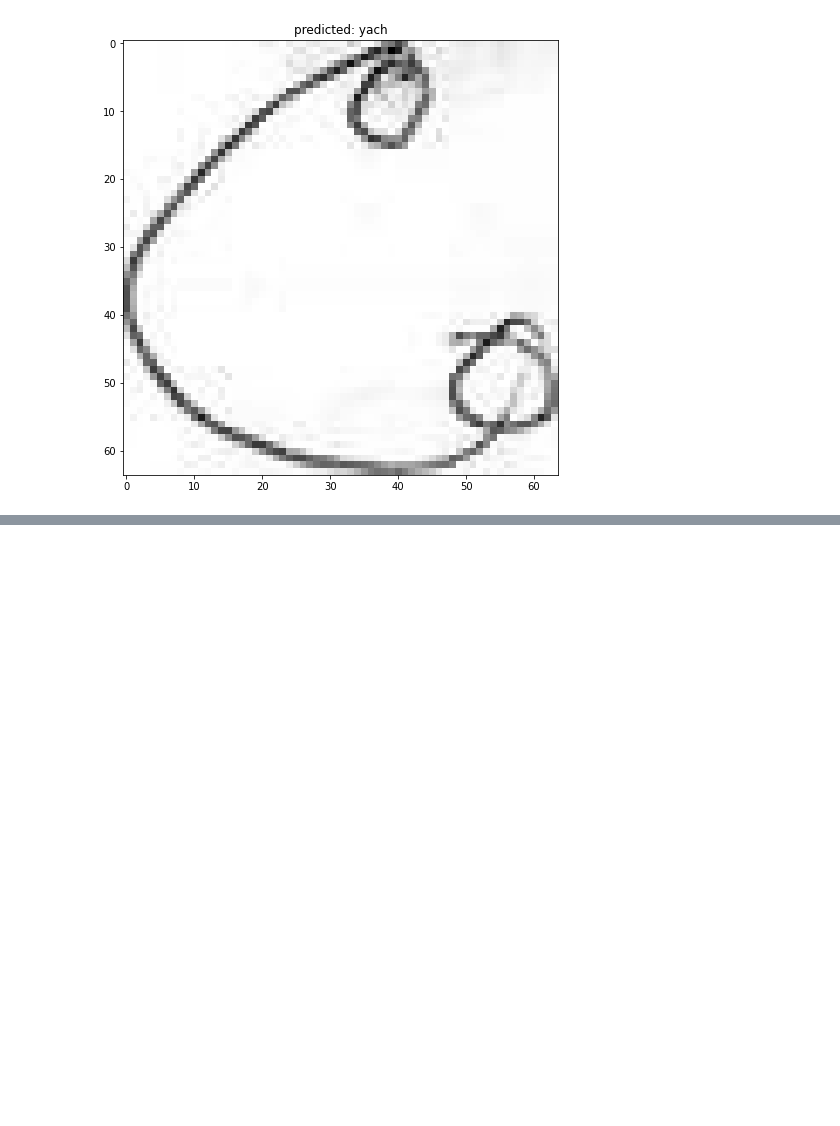
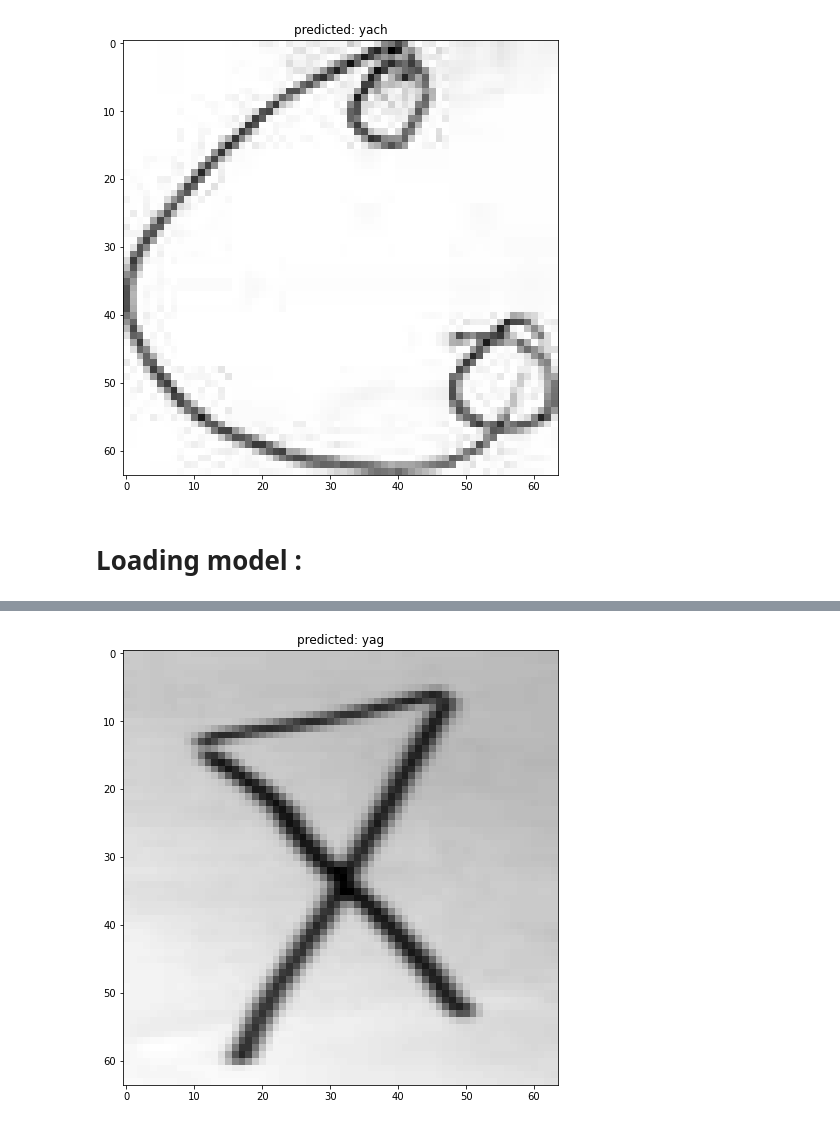
Before and after one commit to younes3334/Tifinagh-Recognition-Model, a Jupyter notebook: Builduing_model_area.ipynb, the cells around one changed output, grey strips where cells are left out. Drawn from its saved outputs; the diff is of its cells as text; code cells hidden in the pictures; blank space fills up the shorter version.

```diff
--- a/Builduing_model_area.ipynb
+++ b/Builduing_model_area.ipynb
@@ -168,3 +163,54 @@ plt.title("predicted: " + label_encoder.inverse_transform([y_pred[0]])[0])
 plt.show()
 # %% [output]
 [figure]
+# %% [markdown]
+# Loading model :
+# %%
+tif_model = keras.models.load_model('model_tifinagh.h5')
+# %%
+labels = []
+dataset_dir = r"dataset"
+# the firsl folder is "AMHCD_64", it contains folders of images with labels
+# let's read the images and labels (the labels are the names of the folders)
+images_dir = os.path.join(dataset_dir, "AMHCD_64")
+
+for folder in os.listdir(images_dir):
+    labels.append(folder)
+# %%
+# reading the test image
+image = cv2.imread(r"C:\Users\Asus\Desktop\Ultimate Projects\Tfinagh Recognetion model\Tifinagh-Recognition-Model\test_model1.png")
+
+# convert the images to grayscale
+image = cv2.cvtColor(image, cv2.COLOR_BGR2GRAY)
+
+# move the gaussian noises
+image = cv2.GaussianBlur(image, (5, 5), 0)
+
+
+# resize the images to 64x64
+image = cv2.resize(image, (64, 64))
+
+# convert the images to numpy arrays
+image = np.array(image)
+
+# reshape the image to be 4D
+image = image.reshape(-1, 64, 64, 1)
+
+# predict the image
+y_pred = tif_model.predict(image)
+y_pred = np.argmax(y_pred, axis=1)
+
+# define labelencoder object to inverse the labels to their original values
+# import LabelEncoder() from sklearn library
+from sklearn.preprocessing import LabelEncoder
+label_encoder = LabelEncoder()
+
+# fit the label encoder to the labels
+label_encoder.fit_transform(labels)
+
+# show the predicted label with the image ( change the dimension of the image to 64x64 )
+plt.figure(figsize=(8, 8))
+plt.imshow(image.reshape(64, 64), cmap="gray")
+plt.title("predicted: " + label_encoder.inverse_transform(y_pred)[0])
+plt.show()
+# %% [output]
@@ -170,0 +218 @@ plt.show()
+[figure, added]
```
Also changed, not shown: parts of 6 cells of this notebook, 3 other files.
